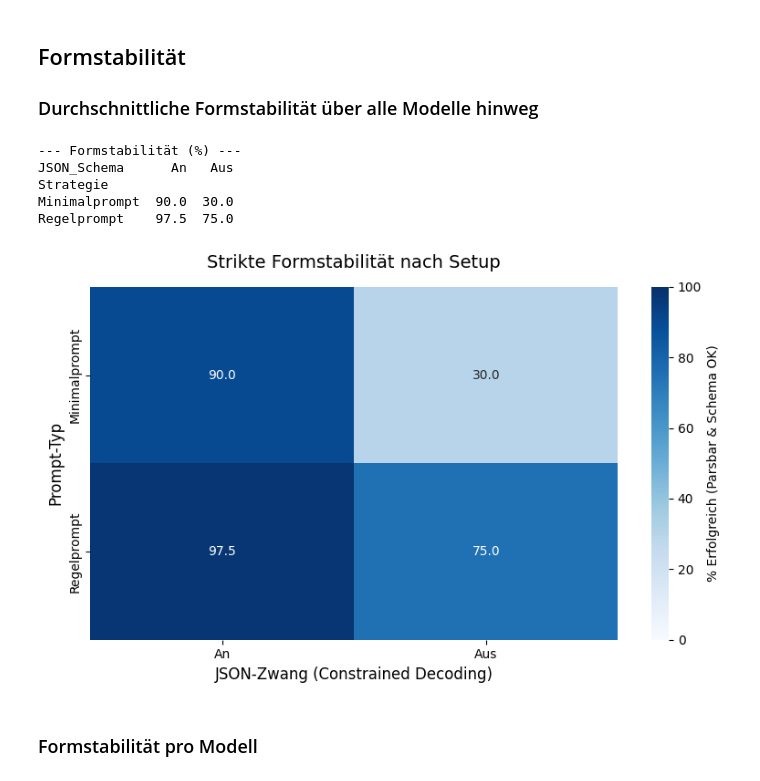
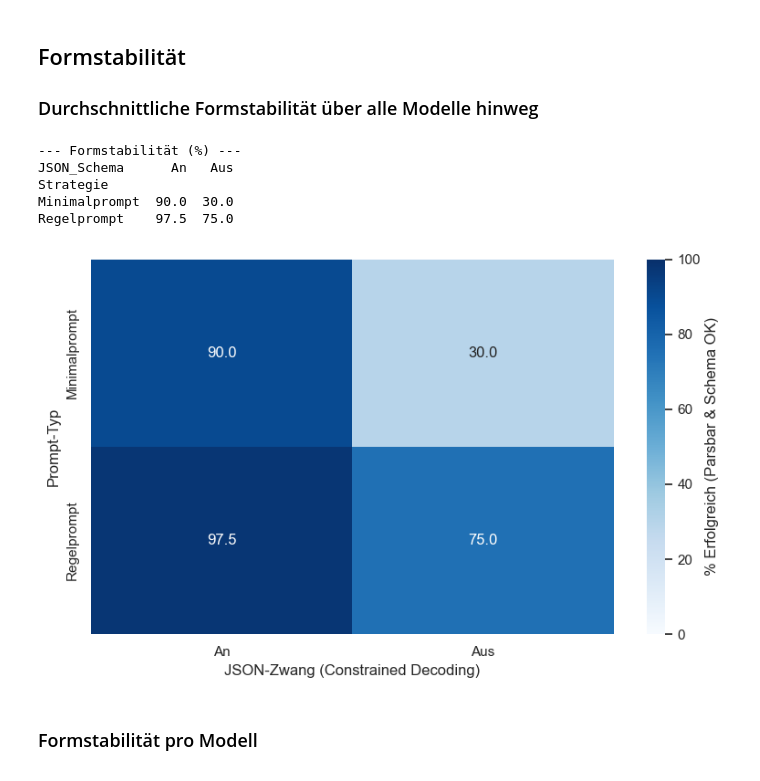
Before and after one commit to ossj-dev/wv_prototyp, a Jupyter notebook: study/auswertung_study_01.ipynb, the cells around one changed output. Drawn from its saved outputs; the diff is of its cells as text; code cells hidden in the pictures.

```diff
--- a/study/auswertung_study_01.ipynb
+++ b/study/auswertung_study_01.ipynb
@@ -80,35 +80,39 @@ pivot_form = df.pivot_table(
 # Zeige die Tabellen in der Konsole an
 print("--- Formstabilität (%) ---")
 print(pivot_form)
 
 # ==========================================
 # 2. Visualisierung mit Seaborn (Heatmaps)
 # ==========================================
 
 plt.figure(figsize=(8, 5))
 
 sns.heatmap(
     pivot_form,
     annot=True,
     fmt=".1f",
     cmap="Blues",
     vmin=0, vmax=100,
     cbar_kws={'label': '% Erfolgreich (Parsbar & Schema OK)'}
 )
 
-plt.title('Strikte Formstabilität nach Setup', fontsize=14, pad=15)
+# plt.title('Strikte Formstabilität nach Setup', fontsize=14, pad=15)
 plt.xlabel('JSON-Zwang (Constrained Decoding)', fontsize=12)
 plt.ylabel('Prompt-Typ', fontsize=12)
 
 plt.tight_layout()
+
+# Als PDF speichern
+plt.savefig("mein_plot.pdf", format="pdf", bbox_inches="tight")
+
 plt.show()
 # %% [output]
 --- Formstabilität (%) ---
 JSON_Schema      An   Aus
 Strategie
 Minimalprompt  90.0  30.0
 Regelprompt    97.5  75.0
-[figure, old version]
+[figure, new version]
 # %% [markdown]
 ### Formstabilität pro Modell
 # %%
```
Also changed, not shown: parts of 4 cells of this notebook, 2 other files.
